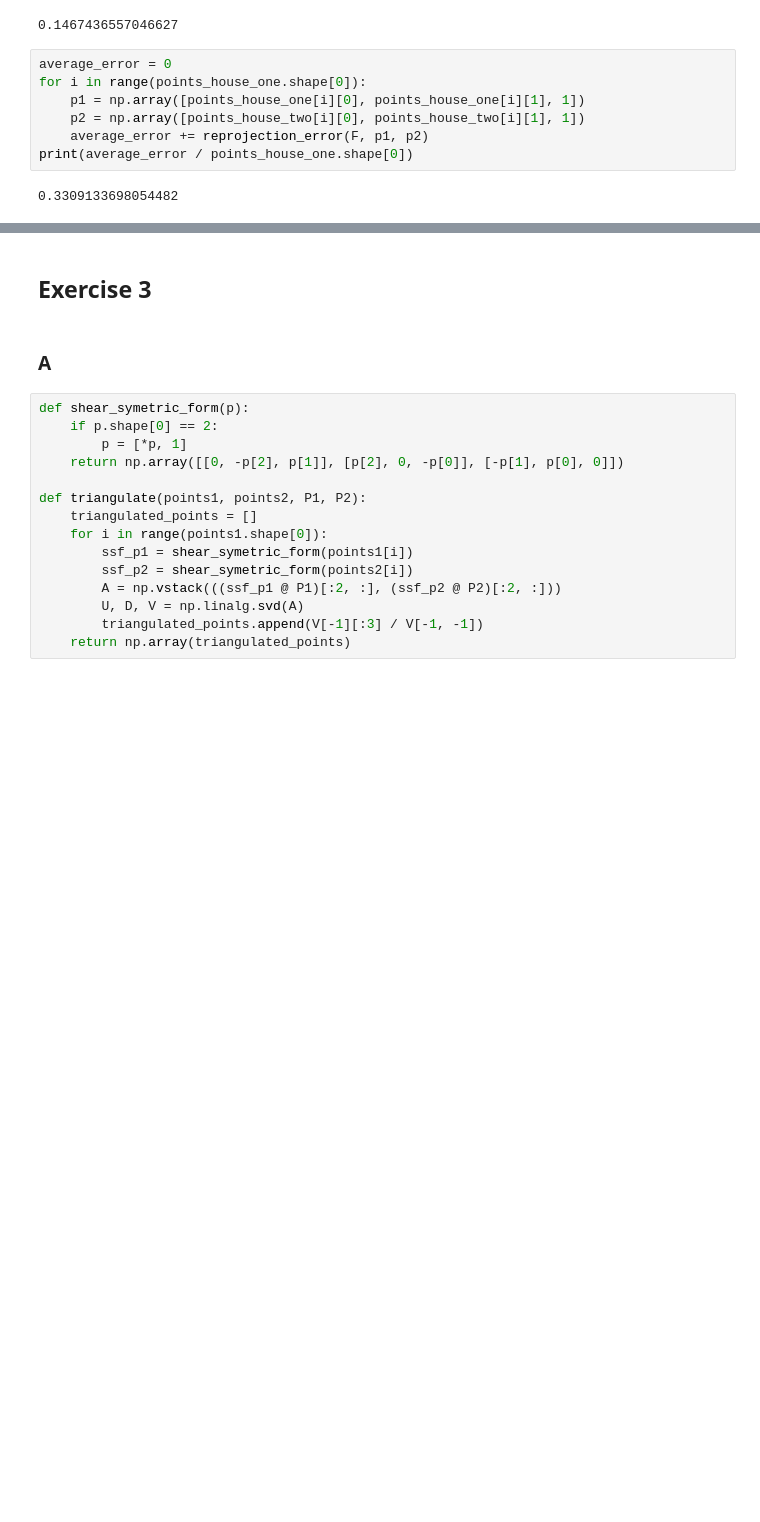
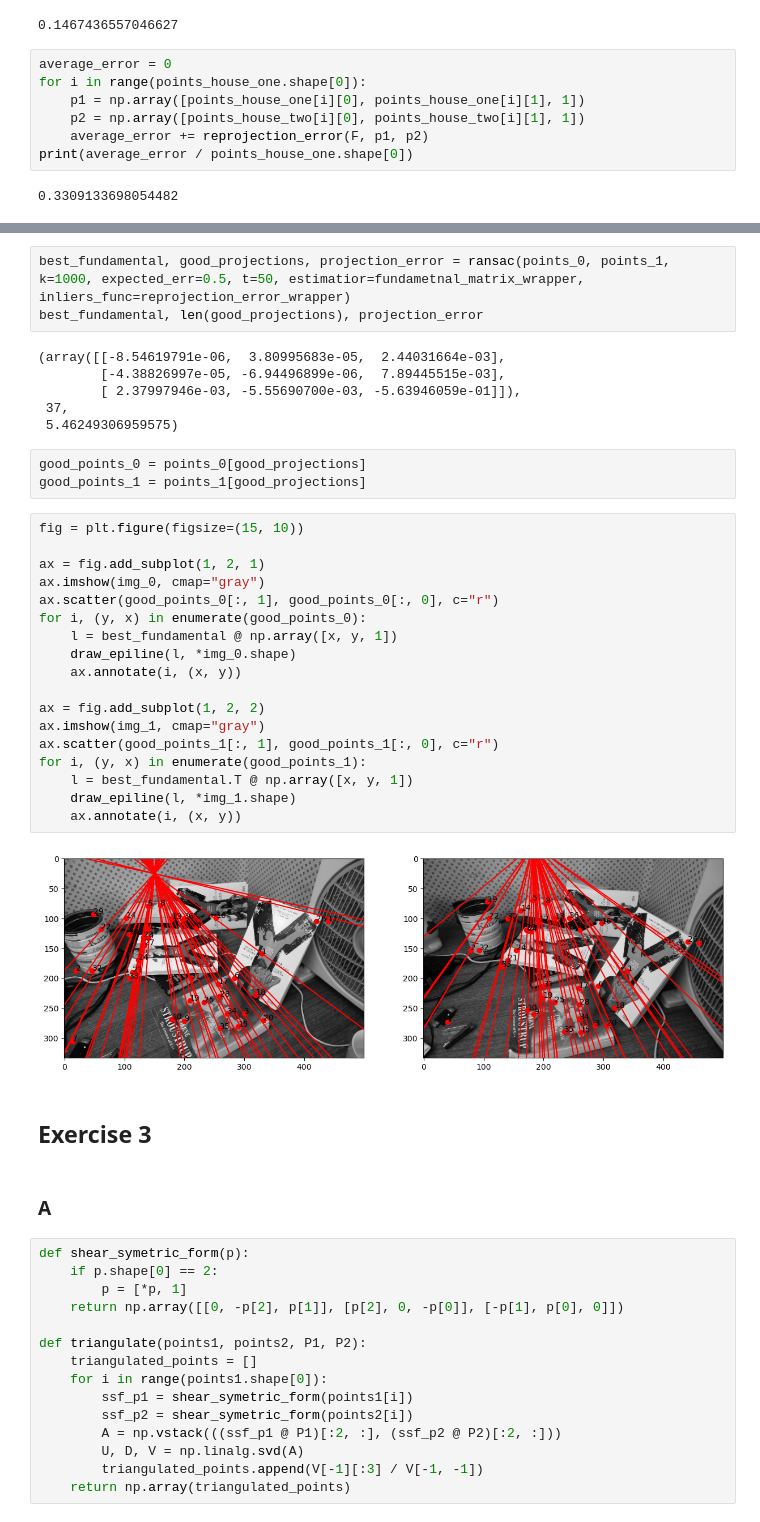
Before and after one commit to al-pi314/computer_vision, a Jupyter notebook: assigments/assigment5/solutions.ipynb, the cells around one changed output, grey strips where cells are left out. Cells and saved outputs as stored; diff of their text form; blank space fills up the shorter version.

```diff
--- a/assigments/assigment5/solutions.ipynb
+++ b/assigments/assigment5/solutions.ipynb
@@ -242,3 +318,35 @@ print(average_error / points_house_one.shape[0])
+# %%
+best_fundamental, good_projections, projection_error = ransac(points_0, points_1, k=1000, expected_err=0.5, t=50, estimatior=fundametnal_matrix_wrapper, inliers_func=reprojection_error_wrapper)
+best_fundamental, len(good_projections), projection_error
+# %% [output]
+(array([[-8.54619791e-06,  3.80995683e-05,  2.44031664e-03],
+        [-4.38826997e-05, -6.94496899e-06,  7.89445515e-03],
+        [ 2.37997946e-03, -5.55690700e-03, -5.63946059e-01]]),
+ 37,
+ 5.46249306959575)
+# %%
+good_points_0 = points_0[good_projections]
+good_points_1 = points_1[good_projections]
+# %%
+fig = plt.figure(figsize=(15, 10))
+
+ax = fig.add_subplot(1, 2, 1)
+ax.imshow(img_0, cmap="gray")
+ax.scatter(good_points_0[:, 1], good_points_0[:, 0], c="r")
+for i, (y, x) in enumerate(good_points_0):
+    l = best_fundamental @ np.array([x, y, 1])
+    draw_epiline(l, *img_0.shape)
+    ax.annotate(i, (x, y))
+
+ax = fig.add_subplot(1, 2, 2)
+ax.imshow(img_1, cmap="gray")
+ax.scatter(good_points_1[:, 1], good_points_1[:, 0], c="r")
+for i, (y, x) in enumerate(good_points_1):
+    l = best_fundamental.T @ np.array([x, y, 1])
+    draw_epiline(l, *img_1.shape)
+    ax.annotate(i, (x, y))
+# %% [output]
+[figure, added]
 # %% [markdown]
 ## Exercise 3
 # %% [markdown]
```
Also changed, not shown: parts of 10 cells of this notebook, 1 other file.
